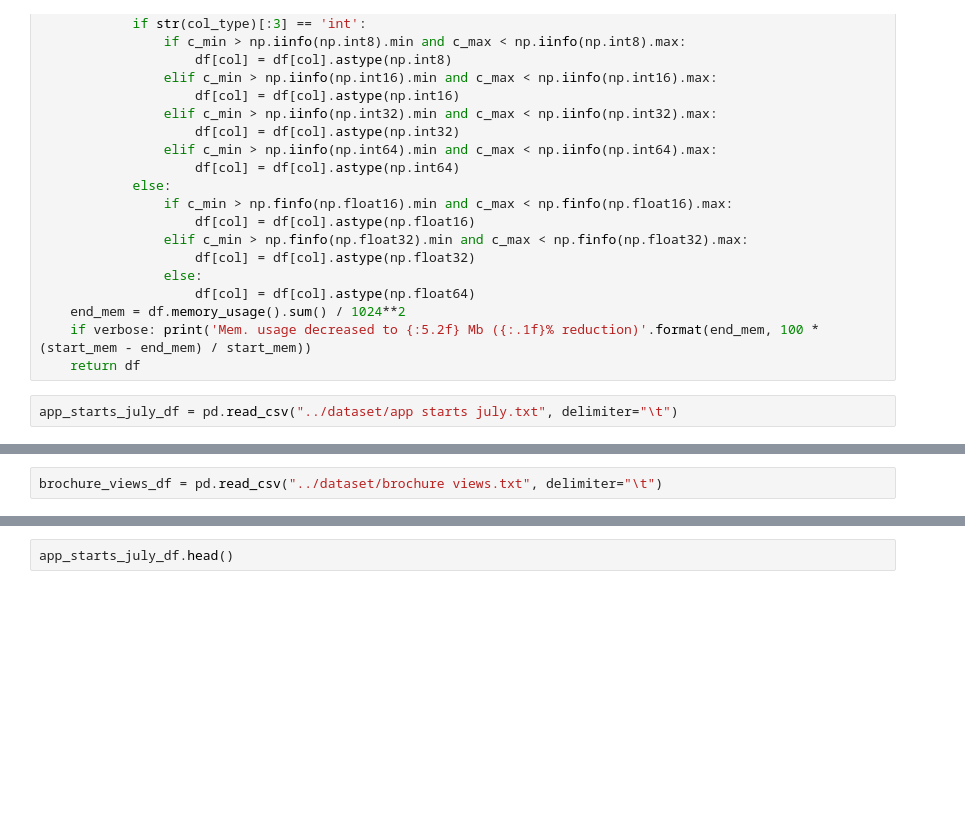
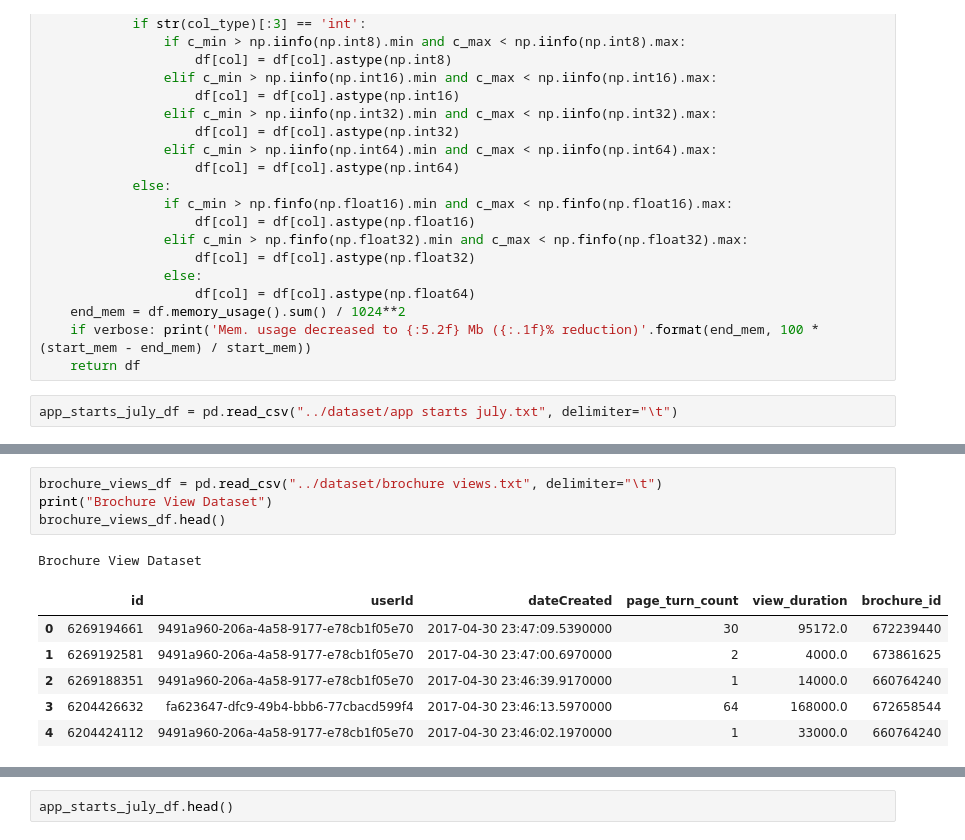
Before and after one commit to eserinanarslan/churn_probability, a Jupyter notebook: notebooks/preprocess.ipynb, the cells around one changed output, grey strips where cells are left out. Saved outputs shown, nothing was run; the diff lists cells and outputs as text; blank space fills up the shorter version.

```diff
--- a/notebooks/preprocess.ipynb
+++ b/notebooks/preprocess.ipynb
@@ -69,4 +89,14 @@ brochure_views_july_df = pd.read_csv("../dataset/brochure views july.txt", delim
 # %%
 brochure_views_df = pd.read_csv("../dataset/brochure views.txt", delimiter="\t")
+print("Brochure View Dataset")
+brochure_views_df.head()
+# %% [output]
+Brochure View Dataset
+|  | id | userId | dateCreated | page_turn_count | view_duration | brochure_id |
+| 0 | 6269194661 | 9491a960-206a-4a58-9177-e78cb1f05e70 | 2017-04-30 23:47:09.5390000 | 30 | 95172.0 | 672239440 |
+| 1 | 6269192581 | 9491a960-206a-4a58-9177-e78cb1f05e70 | 2017-04-30 23:47:00.6970000 | 2 | 4000.0 | 673861625 |
+| 2 | 6269188351 | 9491a960-206a-4a58-9177-e78cb1f05e70 | 2017-04-30 23:46:39.9170000 | 1 | 14000.0 | 660764240 |
+| 3 | 6204426632 | fa623647-dfc9-49b4-bbb6-77cbacd599f4 | 2017-04-30 23:46:13.5970000 | 64 | 168000.0 | 672658544 |
+| 4 | 6204424112 | 9491a960-206a-4a58-9177-e78cb1f05e70 | 2017-04-30 23:46:02.1970000 | 1 | 33000.0 | 660764240 |
 # %%
 installs_df = pd.read_csv("../dataset/installs.txt", delimiter="\t")
```
Also changed, not shown: parts of 3 cells of this notebook, 1 other file.
